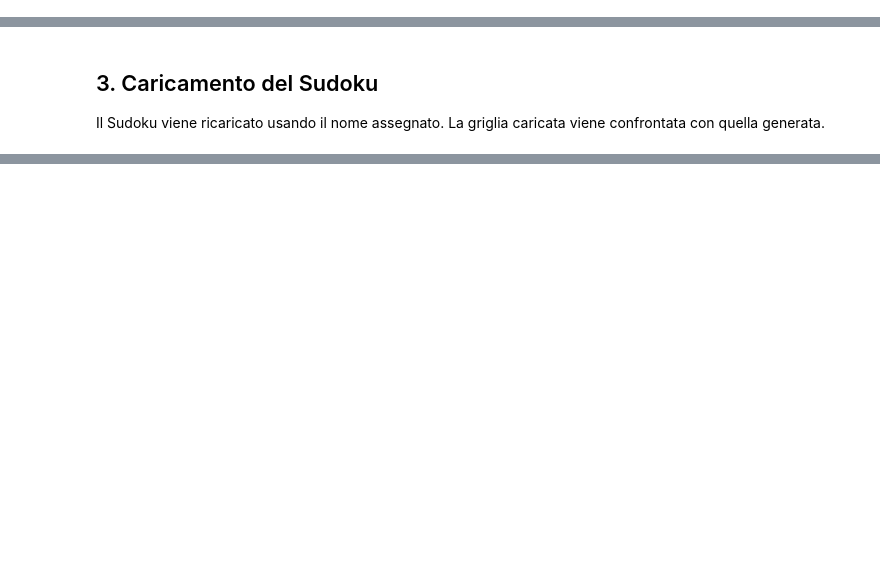
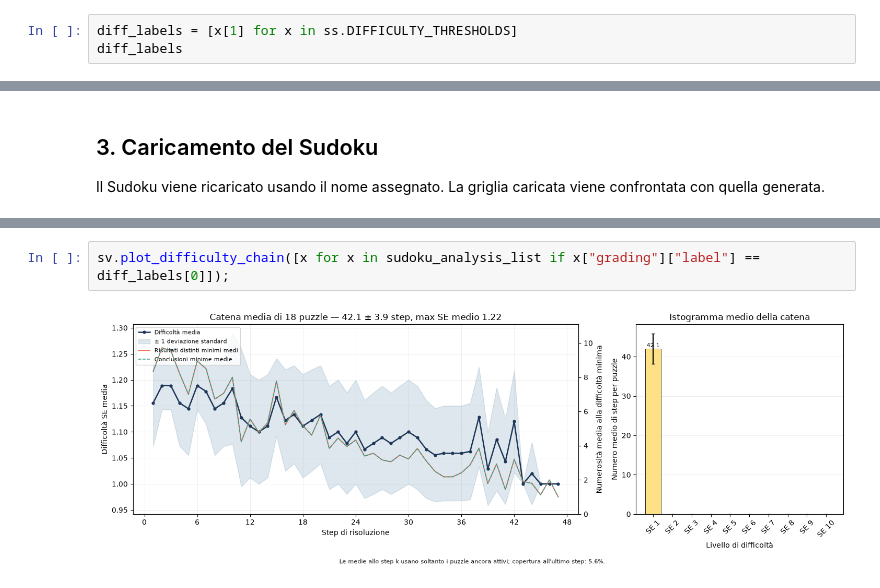
Before and after one commit to GiacomoAru/sudoku_ranker, a Jupyter notebook: analyze_list.ipynb, the cells around one changed output, grey strips where cells are left out. Drawn from its saved outputs; the diff is of its cells as text; blank space fills up the shorter version.

```diff
--- a/analyze_list.ipynb
+++ b/analyze_list.ipynb
@@ -60,0 +61,3 @@ analizzati 196 sudoku, 5 rimanenti...
+# %%
+diff_labels = [x[1] for x in ss.DIFFICULTY_THRESHOLDS]
+diff_labels
@@ -98,0 +83,4 @@ sv.plot_technique_activity(first_result)
+# %%
+sv.plot_difficulty_chain([x for x in sudoku_analysis_list if x["grading"]["label"] == diff_labels[0]]);
+# %% [output]
+[figure, added]
```
Also changed, not shown: parts of 12 cells of this notebook, 8 other files.
